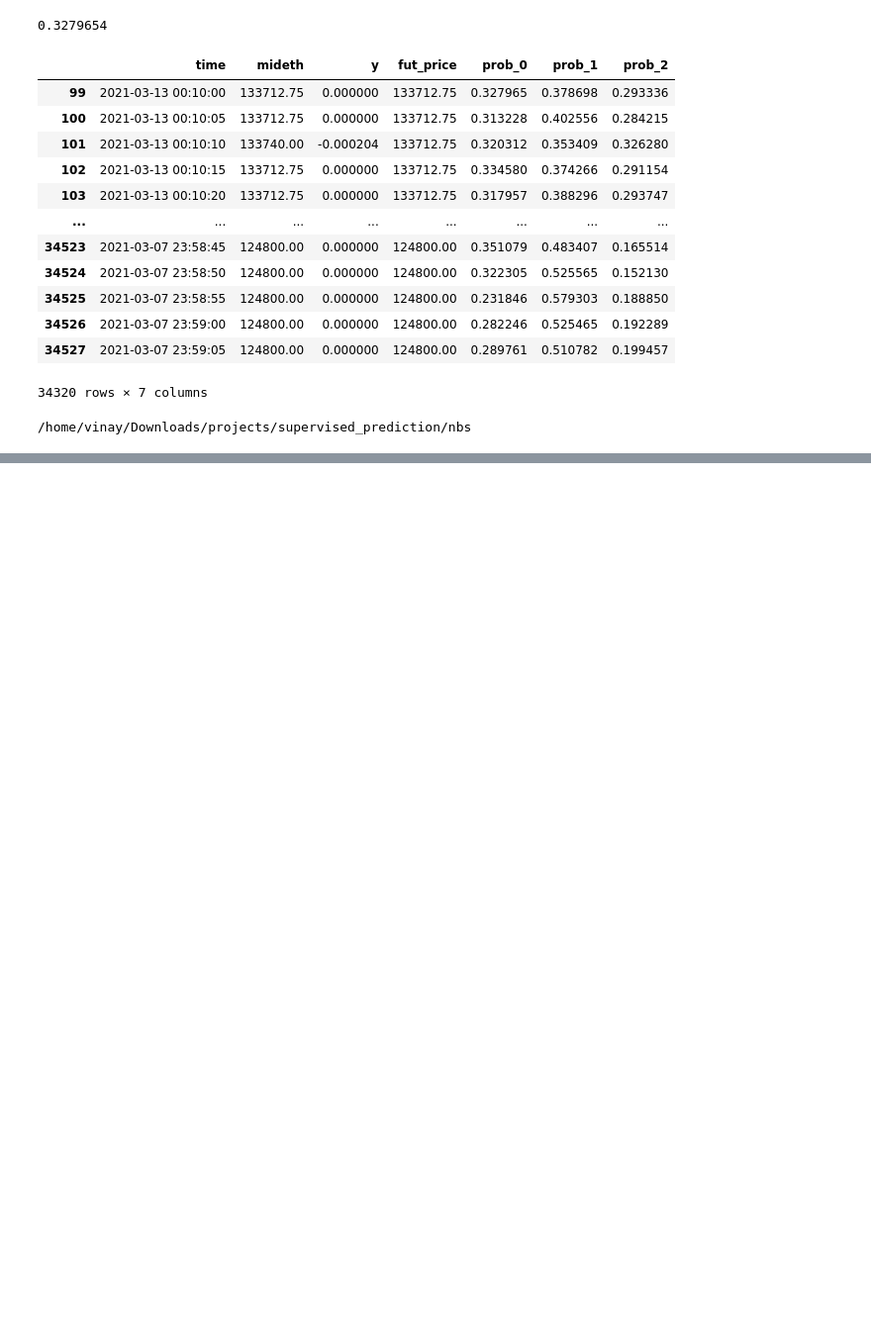
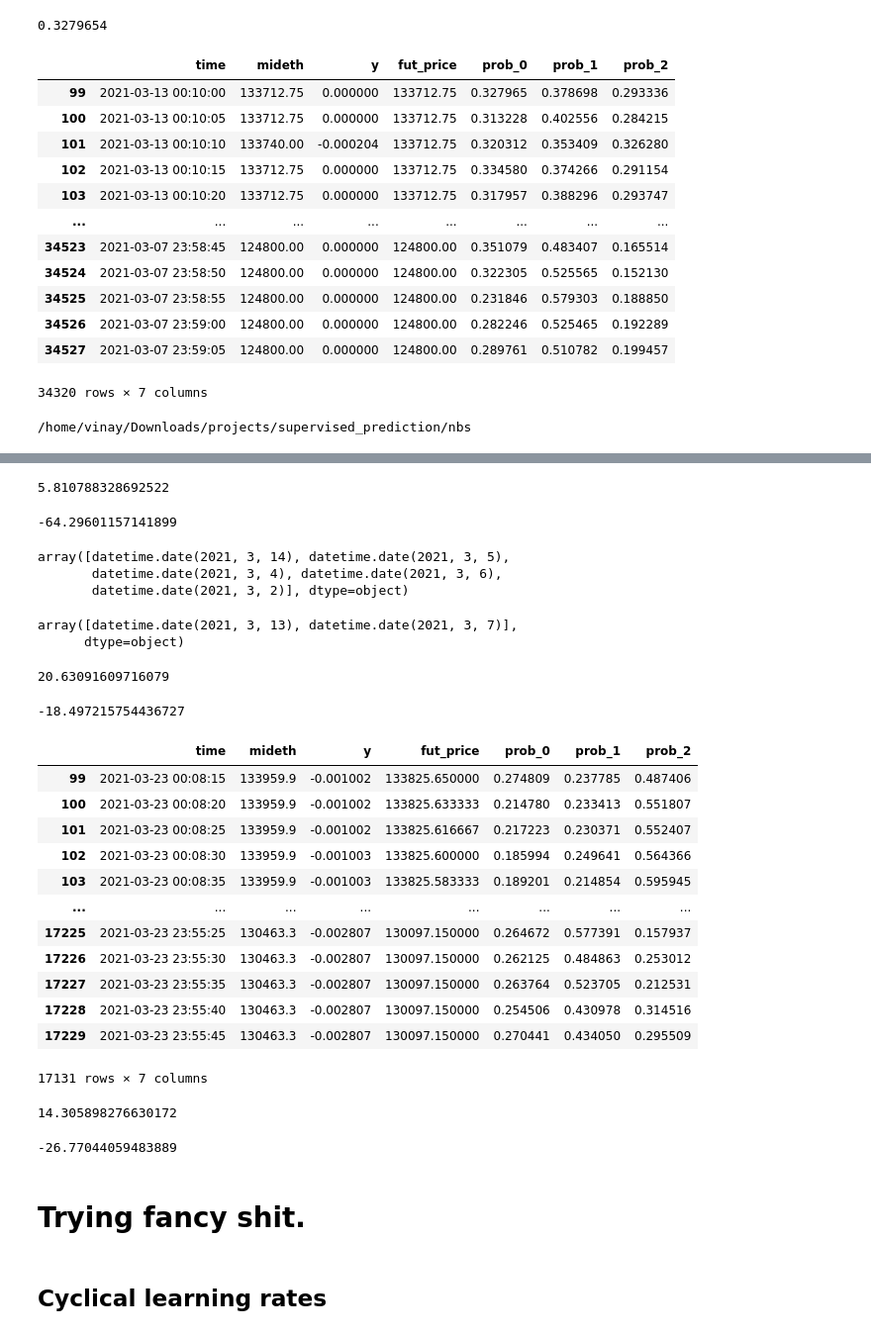
Before and after one commit to vin136/supervised_prediction, a Jupyter notebook: nbs/crypto.ipynb, the cells around one changed output, grey strips where cells are left out. Shown at 99% size. Drawn from its saved outputs; the diff is of its cells as text; code cells hidden in the pictures; blank space fills up the shorter version.

```diff
--- a/nbs/crypto.ipynb
+++ b/nbs/crypto.ipynb
@@ -886,0 +985,26 @@ y_trnsfm.train_stats['y'][2]
+# %%
+#true_vld.to_csv('./outputs/predictions_250.csv')
+t_vld = pd.read_csv('./outputs/predictions_50.csv')
+t_vld['long'] = t_vld['prob_2']-t_vld['prob_0']
+t_vld['short'] = t_vld['prob_0']-t_vld['prob_2']
+top_long = t_vld['long'].quantile(.90)
+top_short = t_vld['short'].quantile(0.90)
+((t_vld[t_vld['long']>=top_long]['fut_price']-t_vld[t_vld['long']>=top_long]['mideth'])/t_vld[t_vld['long']>=top_long]['mideth']).mean()*10000
+# %% [output]
+5.810788328692522
+# %%
+
+(t_vld[t_vld['short']>=top_long]['fut_price']-t_vld[t_vld['short']>=top_long]['mideth']).mean()
+# %% [output]
+-64.29601157141899
+# %%
+train_days
+# %% [output]
+array([datetime.date(2021, 3, 14), datetime.date(2021, 3, 5),
+       datetime.date(2021, 3, 4), datetime.date(2021, 3, 6),
+       datetime.date(2021, 3, 2)], dtype=object)
+# %%
+valid_days
+# %% [output]
+array([datetime.date(2021, 3, 13), datetime.date(2021, 3, 7)],
+      dtype=object)
@@ -886,0 +1017,29 @@ y_trnsfm.train_stats['y'][2]
+# %%
+((true_vld[true_vld['long']>=top_long]['fut_price']-true_vld[true_vld['long']>=top_long]['mideth'])/true_vld[true_vld['long']>=top_long]['mideth']).mean()*10000
+# %% [output]
+20.63091609716079
+# %%
+((true_vld[true_vld['short']>=top_short]['fut_price']-true_vld[true_vld['short']>=top_short]['mideth'])/true_vld[true_vld['short']>top_short]['mideth']).mean()*10000
+# %% [output]
+-18.497215754436727
+# %%
+y_predict_vld = full_model(x_unseen)
+y_predict_vld = layers.Softmax(axis=1)(y_predict_vld)
+true_unseen['prob_0'] = y_predict_vld.numpy()[:,0]
+true_unseen['prob_1'] = y_predict_vld.numpy()[:,1]
+true_unseen['prob_2'] = y_predict_vld.numpy()[:,2]
+true_unseen
+# %% [output]
+|  | time | mideth | y | fut_price | prob_0 | prob_1 | prob_2 |
+| 99 | 2021-03-23 00:08:15 | 133959.9 | -0.001002 | 133825.650000 | 0.274809 | 0.237785 | 0.487406 |
+| 100 | 2021-03-23 00:08:20 | 133959.9 | -0.001002 | 133825.633333 | 0.214780 | 0.233413 | 0.551807 |
+| 101 | 2021-03-23 00:08:25 | 133959.9 | -0.001002 | 133825.616667 | 0.217223 | 0.230371 | 0.552407 |
+| 102 | 2021-03-23 00:08:30 | 133959.9 | -0.001003 | 133825.600000 | 0.185994 | 0.249641 | 0.564366 |
+| 103 | 2021-03-23 00:08:35 | 133959.9 | -0.001003 | 133825.583333 | 0.189201 | 0.214854 | 0.595945 |
+| ... | ... | ... | ... | ... | ... | ... | ... |
+| 17225 | 2021-03-23 23:55:25 | 130463.3 | -0.002807 | 130097.150000 | 0.264672 | 0.577391 | 0.157937 |
+| 17226 | 2021-03-23 23:55:30 | 130463.3 | -0.002807 | 130097.150000 | 0.262125 | 0.484863 | 0.253012 |
+| 17227 | 2021-03-23 23:55:35 | 130463.3 | -0.002807 | 130097.150000 | 0.263764 | 0.523705 | 0.212531 |
+| 17228 | 2021-03-23 23:55:40 | 130463.3 | -0.002807 | 130097.150000 | 0.254506 | 0.430978 | 0.314516 |
+| 17229 | 2021-03-23 23:55:45 | 130463.3 | -0.002807 | 130097.150000 | 0.270441 | 0.434050 | 0.295509 |
+17131 rows × 7 columns
@@ -886,0 +1052,12 @@ y_trnsfm.train_stats['y'][2]
+# %%
+((true_unseen[true_unseen['long']>=top_long]['fut_price']-true_unseen[true_unseen['long']>=top_long]['mideth'])/true_unseen[true_unseen['long']>=top_long]['mideth']).mean()*10000
+# %% [output]
+14.305898276630172
+# %%
+((true_unseen[true_unseen['short']>=top_short]['fut_price']-true_unseen[true_unseen['short']>=top_short]['mideth'])/true_unseen[true_unseen['short']>=top_long]['mideth']).mean()*10000
+# %% [output]
+-26.77044059483889
+# %% [markdown]
+# Trying fancy shit.
+# %% [markdown]
+## Cyclical learning rates
```
Also changed, not shown: parts of 13 cells of this notebook, 1 other file.
